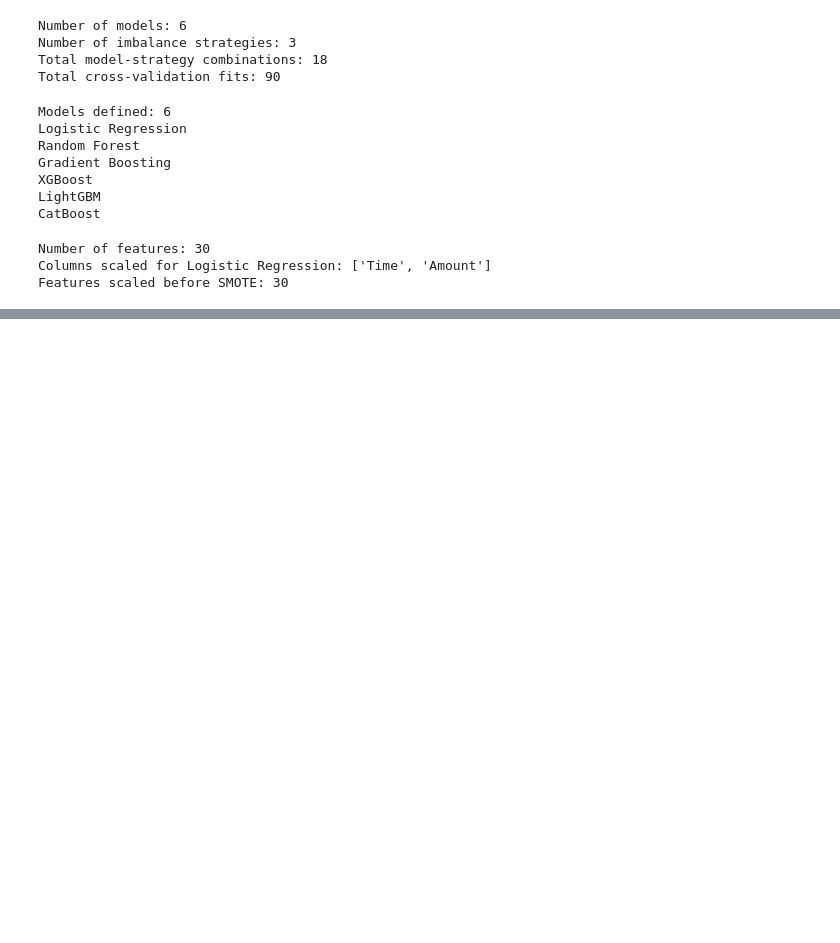
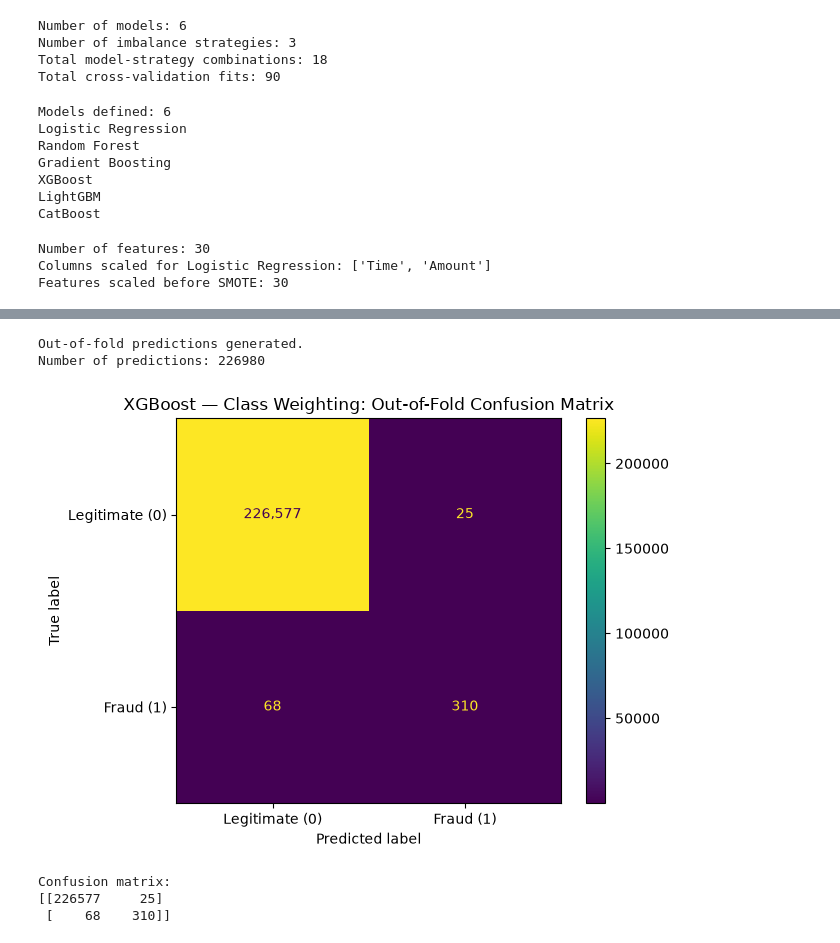
Before and after one commit to Kolade-favour/fraud-detection-system, a Jupyter notebook: notebooks/03_model_training.ipynb, the cells around one changed output, grey strips where cells are left out. Saved outputs shown, nothing was run; the diff lists cells and outputs as text; code cells hidden in the pictures; blank space fills up the shorter version.

Commit message:
Document XGBoost fraud detection evaluation

```diff
--- a/notebooks/03_model_training.ipynb
+++ b/notebooks/03_model_training.ipynb
@@ -230,7 +230,7 @@ logistic_regression = LogisticRegression(
 random_forest = RandomForestClassifier(
     n_estimators=100,
     random_state=RANDOM_STATE,
-    n_jobs=-1
+    n_jobs=2
 )
 
 # 3. Gradient Boosting
@@ -440,0 +477,14 @@ class ClassWeightedClassifier(ClassifierMixin, BaseEstimator):
+# %%
+experiments = {
+    f"{model_name} - {strategy}": {
+        "model": model,
+        "strategy": strategy
+    }
+    for model_name, model in models.items()
+    for strategy in STRATEGY_NAMES
+}
+# %%
+print(f"Total experiments: {len(experiments)}")
+
+for experiment_name in experiments:
+    print(experiment_name)
@@ -440,0 +685,64 @@ class ClassWeightedClassifier(ClassifierMixin, BaseEstimator):
+# %%
+import numpy as np
+import pandas as pd
+
+from sklearn.model_selection import StratifiedKFold
+
+# Generate the same fold assignments used by cross-validation
+folds = StratifiedKFold(
+    n_splits=N_SPLITS,
+    shuffle=True,
+    random_state=RANDOM_STATE
+)
+
+# Store each observation's prediction from its held-out fold
+oof_predictions = np.zeros(len(y_train), dtype=int)
+oof_probabilities = np.zeros(len(y_train), dtype=float)
+
+for fold_idx, (train_idx, val_idx) in enumerate(
+    folds.split(X_train, y_train)
+):
+    # Retrieve the fitted estimator for this fold
+    fitted_pipeline = xgb_cv_results["estimator"][fold_idx]
+
+    # Predict only the observations held out from this fold
+    X_fold_val = X_train.iloc[val_idx]
+
+    oof_predictions[val_idx] = fitted_pipeline.predict(X_fold_val)
+
+    oof_probabilities[val_idx] = (
+        fitted_pipeline.predict_proba(X_fold_val)[:, 1]
+    )
+
+print("Out-of-fold predictions generated.")
+print("Number of predictions:", len(oof_predictions))
+# %% [output]
+Out-of-fold predictions generated.
+Number of predictions: 226980
+# %%
+from sklearn.metrics import confusion_matrix, ConfusionMatrixDisplay
+import matplotlib.pyplot as plt
+
+cm = confusion_matrix(
+    y_train,
+    oof_predictions,
+    labels=[0, 1]
+)
+
+display = ConfusionMatrixDisplay(
+    confusion_matrix=cm,
+    display_labels=["Legitimate (0)", "Fraud (1)"]
+)
+
+display.plot(values_format=",d")
+plt.title("XGBoost — Class Weighting: Out-of-Fold Confusion Matrix")
+plt.tight_layout()
+plt.show()
+
+print("Confusion matrix:")
+print(cm)
+# %% [output]
+[figure, added]
+Confusion matrix:
+[[226577     25]
+ [    68    310]]
```
Also changed, not shown: parts of 13 cells of this notebook, 4 other files.
